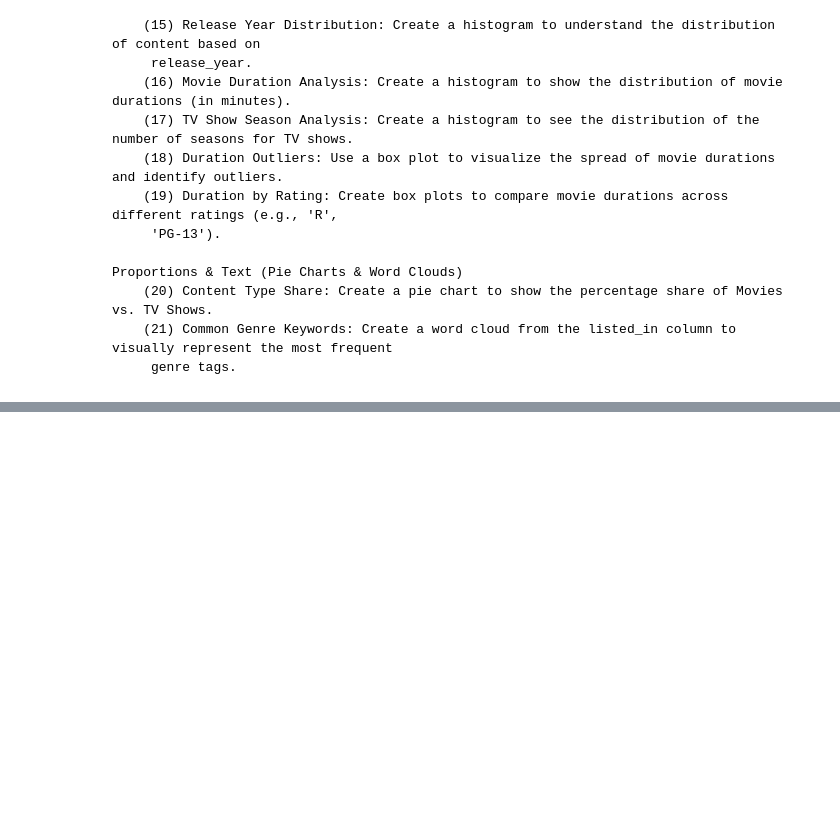
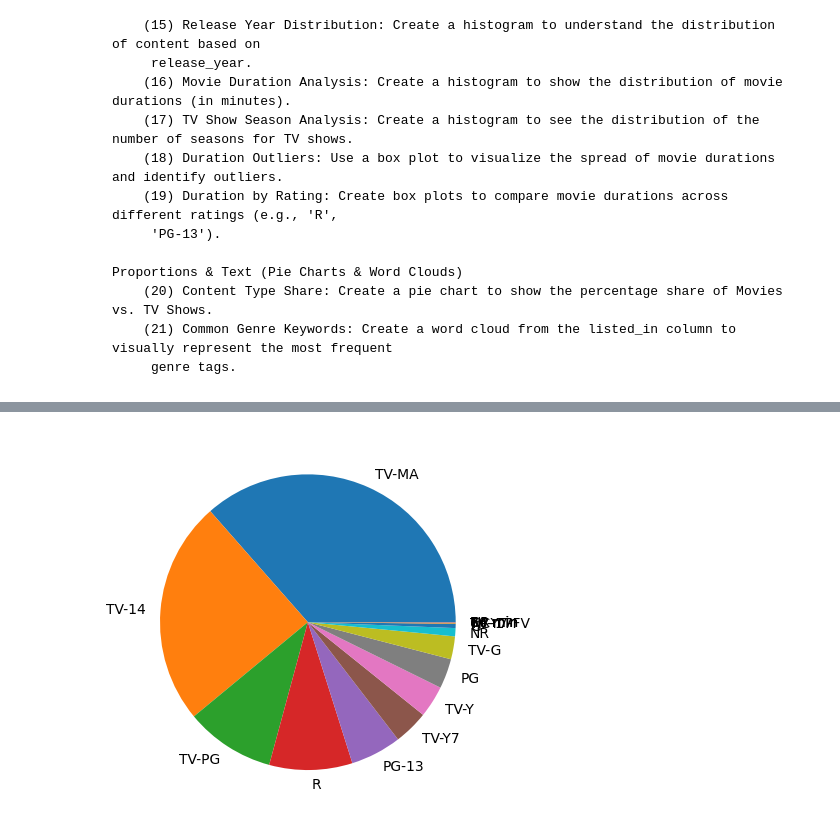
Before and after one commit to Ansh-Patoliya/python_learning, a Jupyter notebook: Project/netflix_data_analysis/netflix_data_analysis.ipynb, the cells around one changed output, grey strips where cells are left out. Drawn from its saved outputs; the diff is of its cells as text; code cells hidden in the pictures; blank space fills up the shorter version.

```diff
--- a/Project/netflix_data_analysis/netflix_data_analysis.ipynb
+++ b/Project/netflix_data_analysis/netflix_data_analysis.ipynb
@@ -598,5 +630,10 @@ Name: count, dtype: int64
 # %%
 # 4. What is the proportion of different ratings (e.g., TV-MA, TV-14, R)? You can create a pie chart for this.
+rating=df['rating'].value_counts()
+plt.pie(rating.values,labels=rating.index)
+plt.show()
+# %% [output]
+[figure, added]
 # %%
 # 5. Create a line chart that shows the number of titles added each year (release_year). This will give you a trend of content growth over time.
 # %%
```
Also changed, not shown: parts of 4 cells of this notebook.
